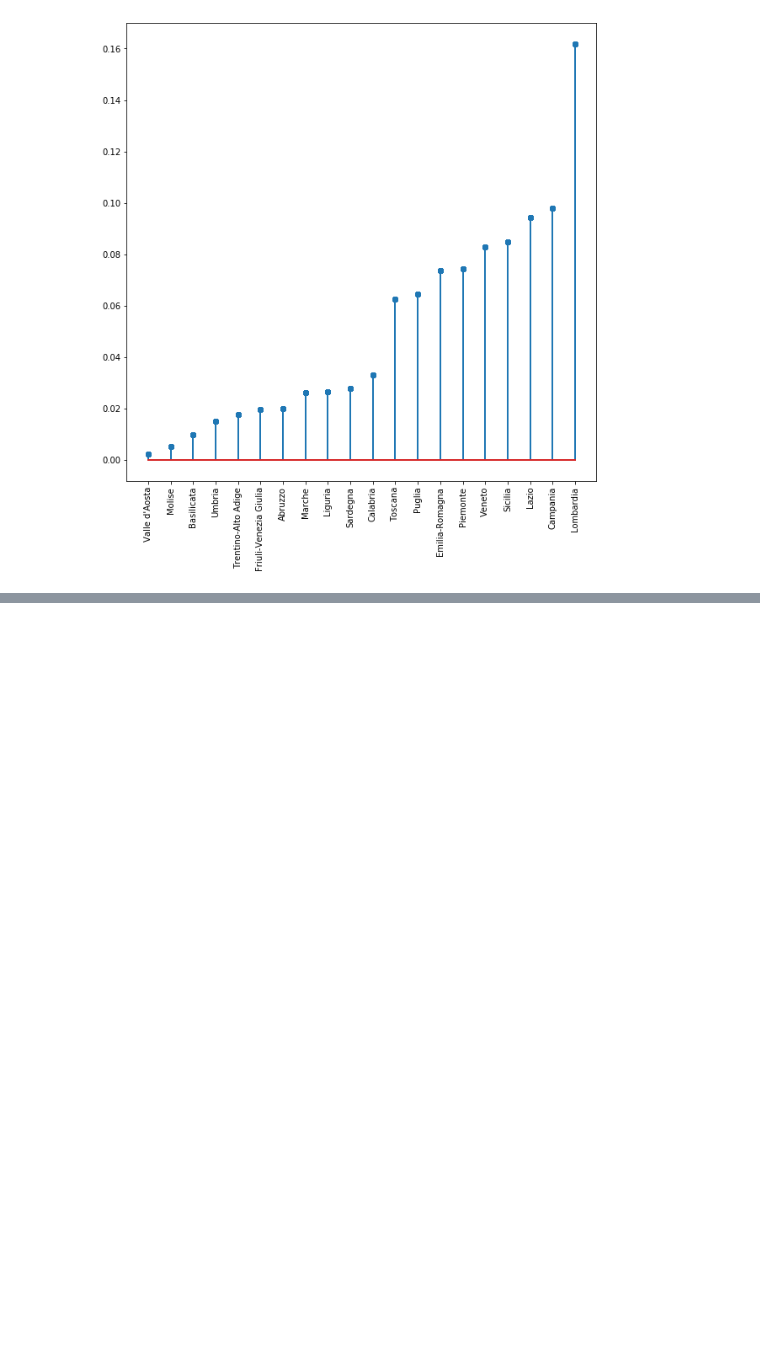
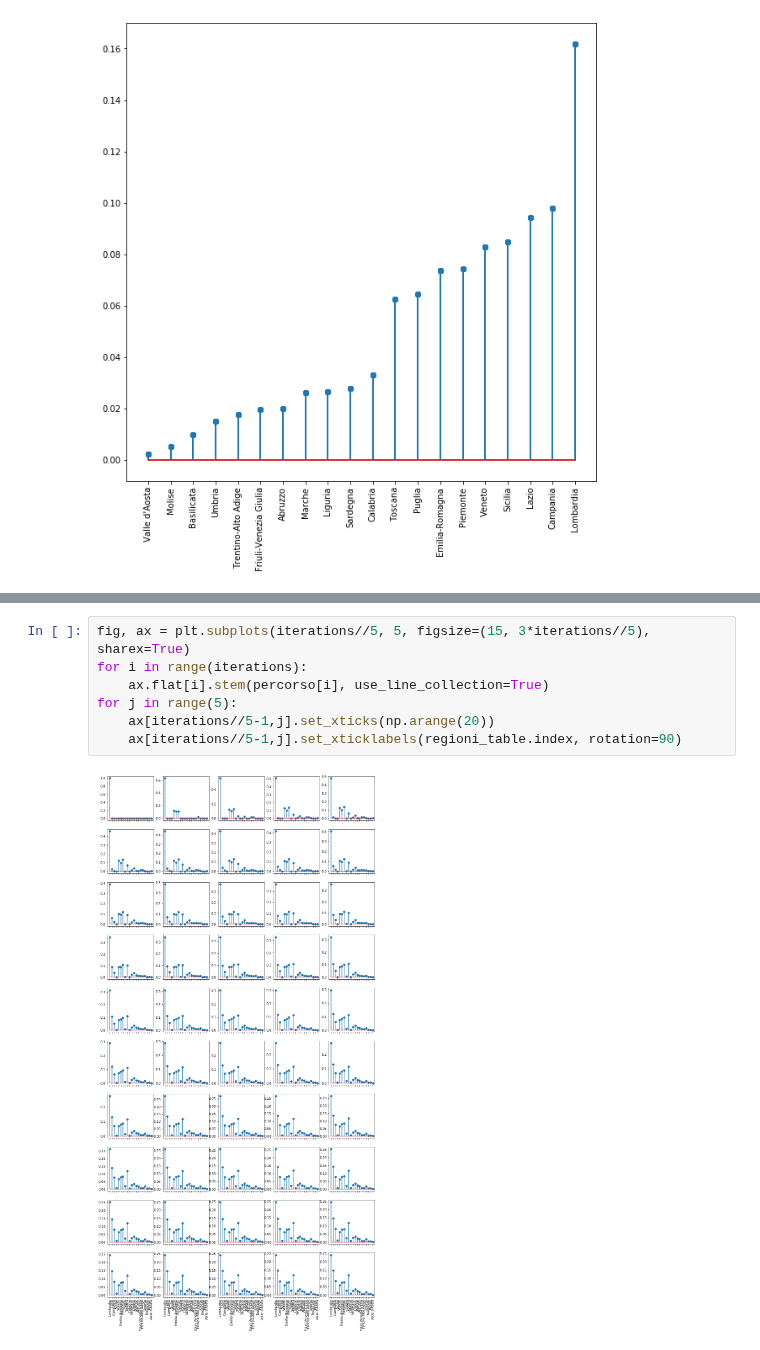
Before and after one commit to maxdevblock/covid-19-italy, a Jupyter notebook: OLD/accadere/matrix.ipynb, the cells around one changed output, grey strips where cells are left out. Drawn from its saved outputs; the diff is of its cells as text; blank space fills up the shorter version.

```diff
--- a/OLD/accadere/matrix.ipynb
+++ b/OLD/accadere/matrix.ipynb
@@ -398,0 +666,9 @@ dict_keys(["Valle d'Aosta", 'Molise', 'Basilicata', 'Umbria', 'Trentino-Alto Adi
+# %%
+fig, ax = plt.subplots(iterations//5, 5, figsize=(15, 3*iterations//5), sharex=True)
+for i in range(iterations):
+    ax.flat[i].stem(percorso[i], use_line_collection=True)
+for j in range(5):
+    ax[iterations//5-1,j].set_xticks(np.arange(20))
+    ax[iterations//5-1,j].set_xticklabels(regioni_table.index, rotation=90)
+# %% [output]
+[figure, added]
```
Also changed, not shown: parts of 20 cells of this notebook, 2 other files.
